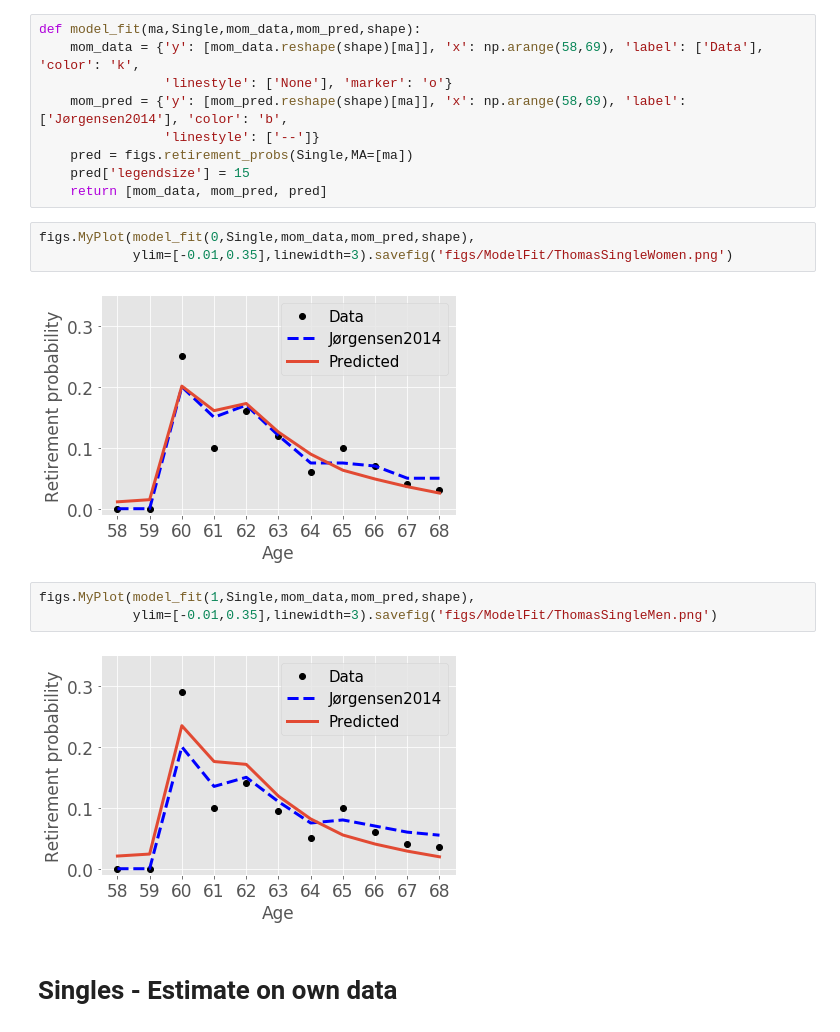
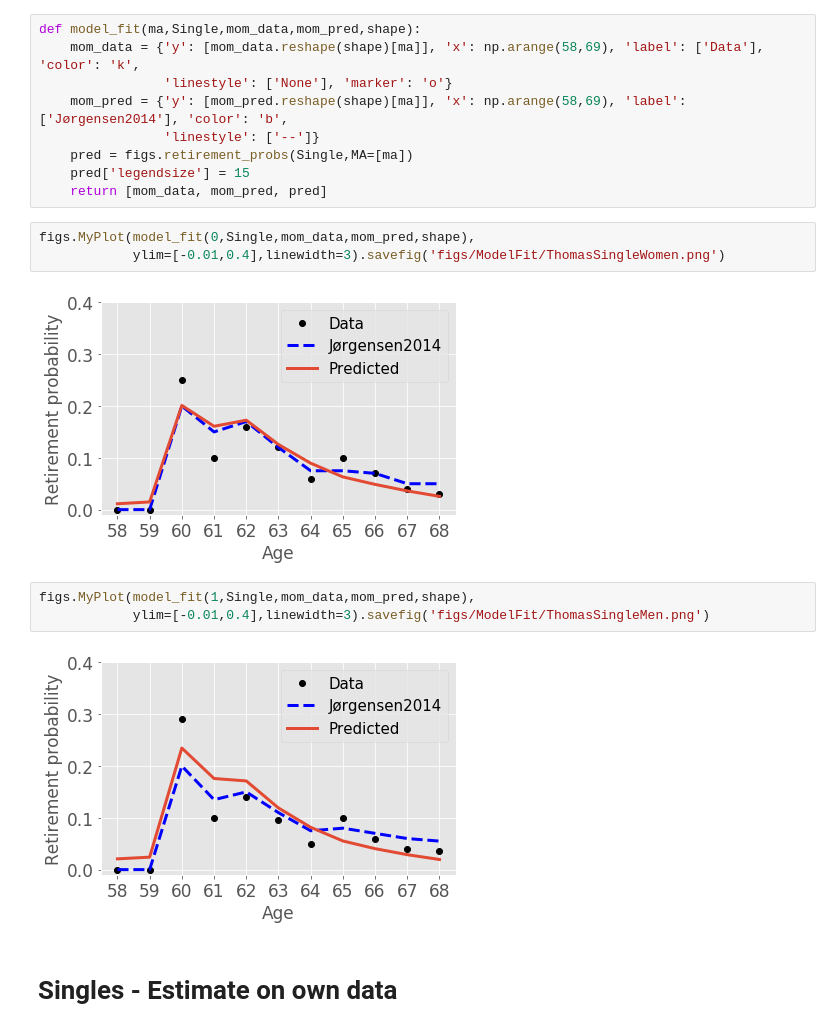
Before and after one commit to mathiassunesen/Speciale_retirement, a Jupyter notebook: Main/MSM_real_data.ipynb, the cells around one changed output. Cells and saved outputs as stored; diff of their text form.

```diff
--- a/Main/MSM_real_data.ipynb
+++ b/Main/MSM_real_data.ipynb
@@ -96,14 +95,14 @@ def model_fit(ma,Single,mom_data,mom_pred,shape):
     return [mom_data, mom_pred, pred]
 # %%
 figs.MyPlot(model_fit(0,Single,mom_data,mom_pred,shape),
-            ylim=[-0.01,0.35],linewidth=3).savefig('figs/ModelFit/ThomasSingleWomen.png')
+            ylim=[-0.01,0.4],linewidth=3).savefig('figs/ModelFit/ThomasSingleWomen.png')
 # %% [output]
-[figure, old version]
+[figure, new version]
 # %%
 figs.MyPlot(model_fit(1,Single,mom_data,mom_pred,shape),
-            ylim=[-0.01,0.35],linewidth=3).savefig('figs/ModelFit/ThomasSingleMen.png')
+            ylim=[-0.01,0.4],linewidth=3).savefig('figs/ModelFit/ThomasSingleMen.png')
 # %% [output]
-[figure, old version]
+[figure, new version]
 # %% [markdown]
 # Singles - Estimate on own data
 # %%
```
Also changed, not shown: parts of 12 cells of this notebook, 11 other files.
